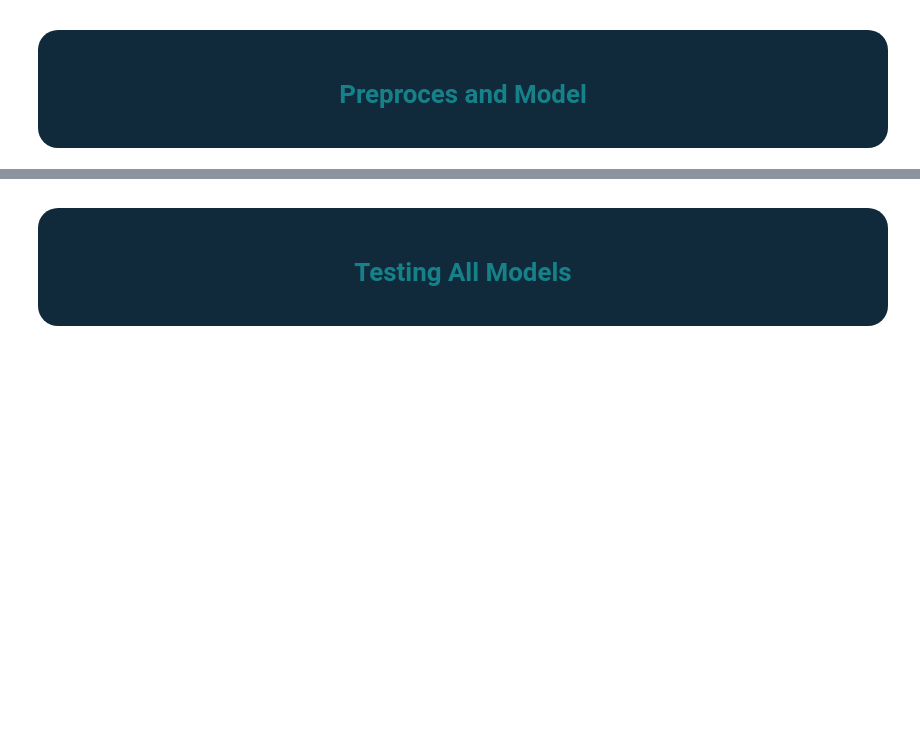
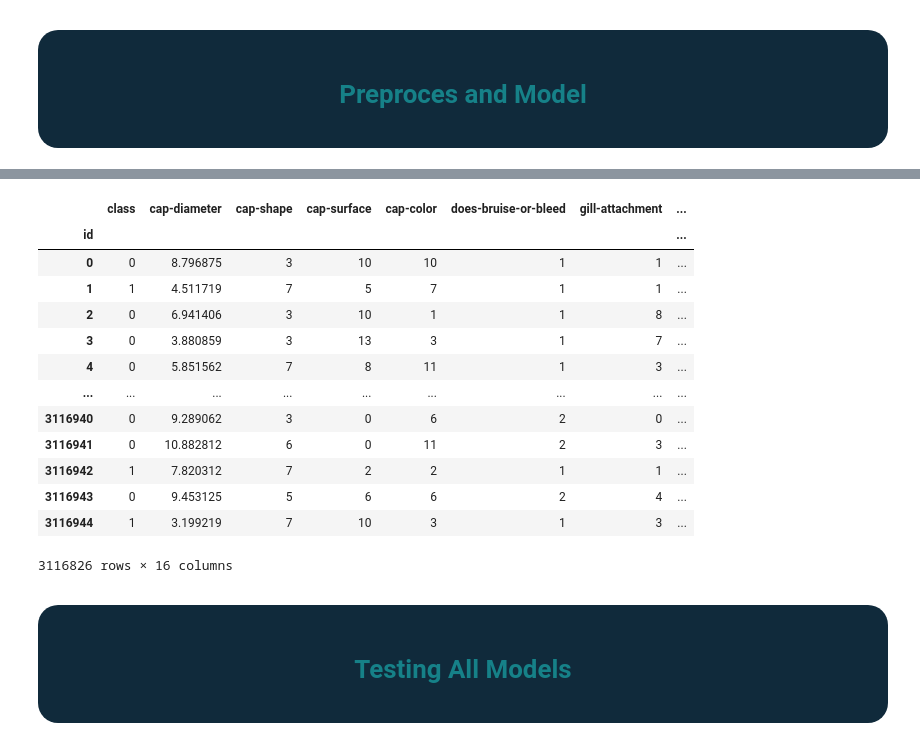
Before and after one commit to ionutzzzzz/Kaggle, a Jupyter notebook: PoisonousMushrooms/PoisonousMushrooms.ipynb, the cells around one changed output, grey strips where cells are left out. Saved outputs shown, nothing was run; the diff lists cells and outputs as text; code cells hidden in the pictures; blank space fills up the shorter version.

```diff
--- a/PoisonousMushrooms/PoisonousMushrooms.ipynb
+++ b/PoisonousMushrooms/PoisonousMushrooms.ipynb
@@ -570,37 +570,3 @@ plt.show()
 <div style="background-color: #102A3B; color: #168188; padding: 20px; border-radius: 20px">
     <h1 style="text-align:center; font-family: garamond"><b>Preproces and Model</b></h1>
 </div>
-# %%
-# Encode training data
-
-label_encoder = LabelEncoder()
-enc_target = label_encoder.fit_transform(train[['class']])
-train[cat_columns] = train[cat_columns].astype('category')
-
-num_pipeline = Pipeline(steps=[
-    ('scaler', StandardScaler()),
-    ('convert', FunctionTransformer(lambda x: x.astype(np.float32)))
-])
-
-cat_pipeline = Pipeline(steps=[
-    ('onehot', OneHotEncoder(drop='first', dtype=np.int32, handle_unknown='ignore'))
-])
-
-preprocessor = ColumnTransformer(
-    transformers=[
-        ('num', num_pipeline, num_columns),
-        ('cat', cat_pipeline, cat_columns)
-    ]
-)
-
-df_train_encoded = preprocessor.fit_transform(train)
-
-train_encoded_dense = df_train_encoded.toarray()
-
-cat_feature = preprocessor.named_transformers_['cat'].named_steps['onehot'].get_feature_names_out(cat_columns)
-
-feature = np.concatenate([num_columns, cat_feature])
-
-print("Number of Features:", len(feature))
-
-train = pd.DataFrame(train_encoded_dense, columns=feature)
@@ -609,6 +583,31 @@ Number of Features: 96
+# %%
+# Label encode training data
+
+label_encoders = {}
+for col in cat_columns:
+    lable_encoder = LabelEncoder()
+    train[col] = lable_encoder.fit_transform(train[col])
+    label_encoders[col] = lable_encoder
 # %%
 # Remove unnecesarry variables
 del label_encoder, df_train_encoded, train_encoded_dense, cat_pipeline, cat_feature, col, missing, z_scores, z_scores_df, num_data
+# %%
+train
+# %% [output]
+|  | class | cap-diameter | cap-shape | cap-surface | cap-color | does-bruise-or-bleed | gill-attachment | ... |
+| id |  |  |  |  |  |  |  | ... |
+| 0 | 0 | 8.796875 | 3 | 10 | 10 | 1 | 1 | ... |
+| 1 | 1 | 4.511719 | 7 | 5 | 7 | 1 | 1 | ... |
+| 2 | 0 | 6.941406 | 3 | 10 | 1 | 1 | 8 | ... |
+| 3 | 0 | 3.880859 | 3 | 13 | 3 | 1 | 7 | ... |
+| 4 | 0 | 5.851562 | 7 | 8 | 11 | 1 | 3 | ... |
+| ... | ... | ... | ... | ... | ... | ... | ... | ... |
+| 3116940 | 0 | 9.289062 | 3 | 0 | 6 | 2 | 0 | ... |
+| 3116941 | 0 | 10.882812 | 6 | 0 | 11 | 2 | 3 | ... |
+| 3116942 | 1 | 7.820312 | 7 | 2 | 2 | 1 | 1 | ... |
+| 3116943 | 0 | 9.453125 | 5 | 6 | 6 | 2 | 4 | ... |
+| 3116944 | 1 | 3.199219 | 7 | 10 | 3 | 1 | 3 | ... |
+3116826 rows × 16 columns
 # %% [markdown]
 <a id="models"></a>
 <div style="background-color: #102A3B; color: #168188; padding: 20px; border-radius: 20px">
```
Also changed, not shown: parts of 14 cells of this notebook, 7 other files.
